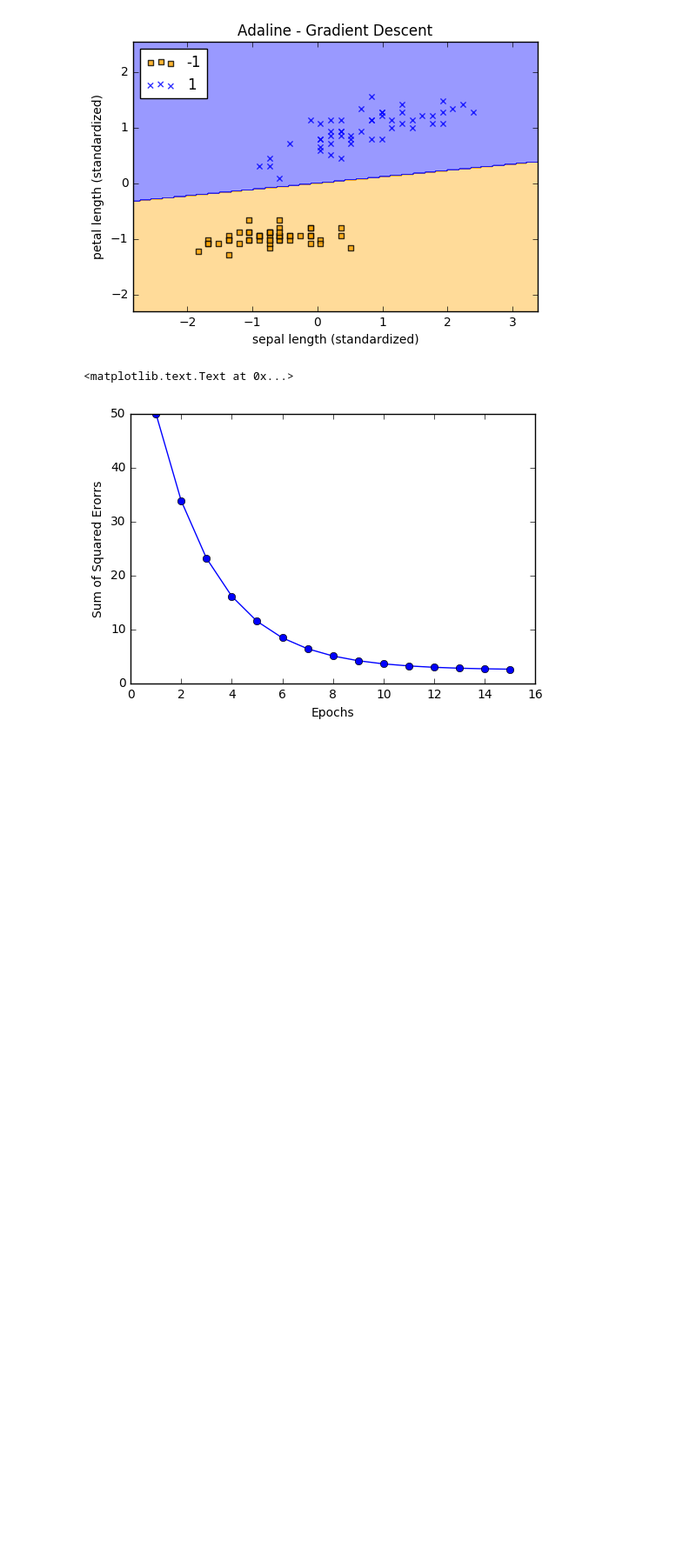
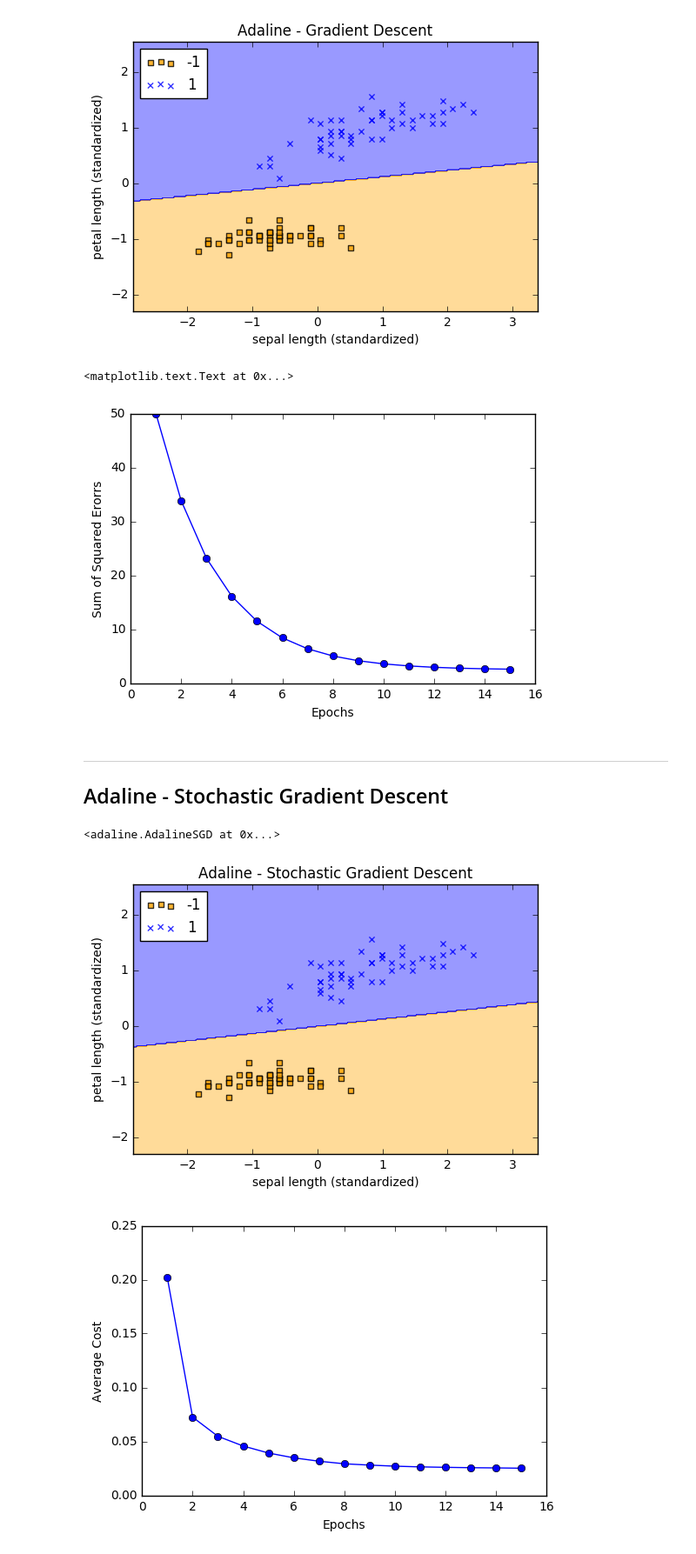
Before and after one commit to asbhat/ml-notebooks, a Jupyter notebook: perceptron-adaline/Iris Adaline.ipynb, the cells around one changed output. Shown at 87% size. Saved outputs shown, nothing was run; the diff lists cells and outputs as text; code cells hidden in the pictures; blank space fills up the shorter version.

Commit message:
AdalineSGD visualizations

```diff
--- a/perceptron-adaline/Iris Adaline.ipynb
+++ b/perceptron-adaline/Iris Adaline.ipynb
@@ -67,3 +67,26 @@ plt.ylabel('Sum of Squared Erorrs')
 [figure]
 <matplotlib.text.Text at 0x...>
 [figure]
+# %% [markdown]
+---
+## Adaline - Stochastic Gradient Descent ##
+# %%
+adaSGD = AdalineSGD(nIterations=15, learningRate=.01, randomState=1)
+adaSGD.fit(X_std, y)
+# %% [output]
+<adaline.AdalineSGD at 0x...>
+# %%
+plot_decision_regions(X_std, y, classifier=adaSGD)
+plt.title('Adaline - Stochastic Gradient Descent')
+plt.xlabel('sepal length (standardized)')
+plt.ylabel('petal length (standardized)')
+plt.legend(loc='upper left')
+plt.show()
+
+plt.plot(range(1, len(adaSGD.cost) + 1), adaSGD.cost, marker='o')
+plt.xlabel('Epochs')
+plt.ylabel('Average Cost')
+plt.show()
+# %% [output]
+[figure, added]
+[figure, added]
```
Also changed, not shown: parts of 3 cells of this notebook.
